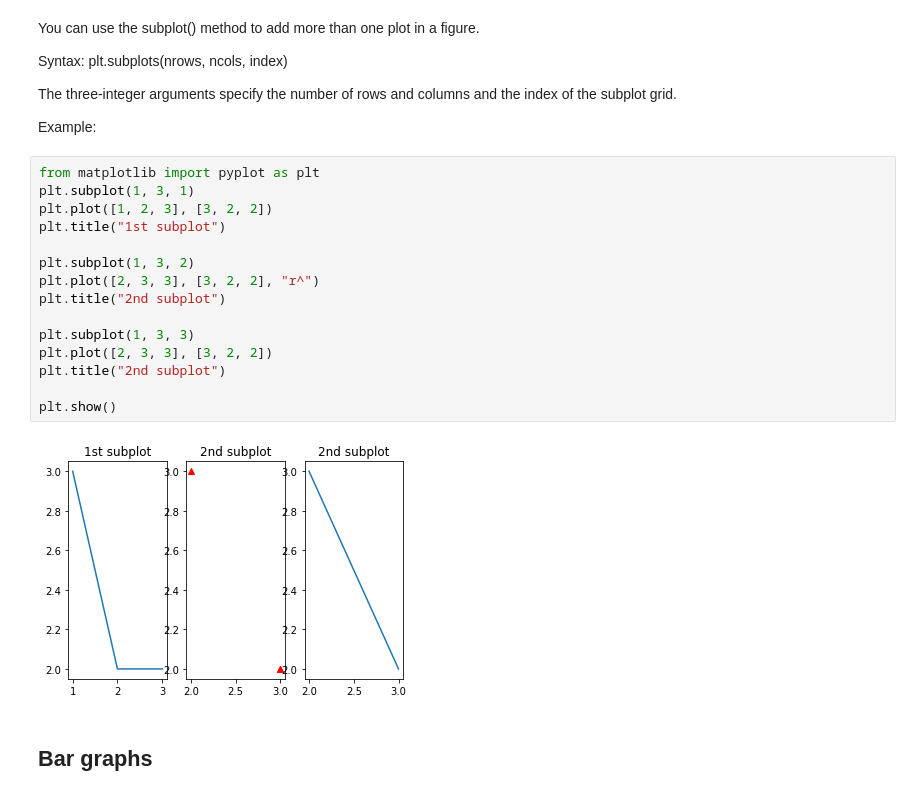
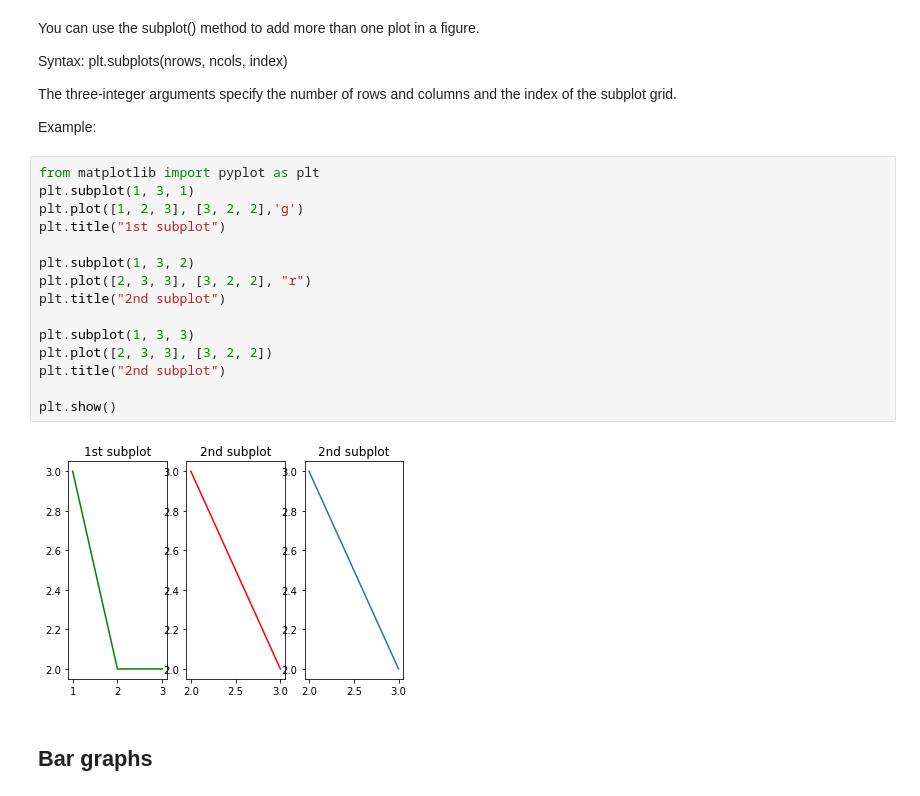
Before and after one commit to imadki/AlgorithmicUsingPython, a Jupyter notebook: day06/lectures/01-matplotlib_basic.ipynb, the cells around one changed output. Saved outputs shown, nothing was run; the diff lists cells and outputs as text.

```diff
--- a/day06/lectures/01-matplotlib_basic.ipynb
+++ b/day06/lectures/01-matplotlib_basic.ipynb
@@ -73,20 +73,20 @@ Example:
 # %%
 from matplotlib import pyplot as plt
 plt.subplot(1, 3, 1)
-plt.plot([1, 2, 3], [3, 2, 2])
+plt.plot([1, 2, 3], [3, 2, 2],'g')
 plt.title("1st subplot")
 
 plt.subplot(1, 3, 2)
-plt.plot([2, 3, 3], [3, 2, 2], "r^")
+plt.plot([2, 3, 3], [3, 2, 2], "r")
 plt.title("2nd subplot")
 
 plt.subplot(1, 3, 3)
 plt.plot([2, 3, 3], [3, 2, 2])
 plt.title("2nd subplot")
 
 plt.show()
 # %% [output]
-[figure, old version]
+[figure, new version]
 # %% [markdown]
 ## Bar graphs
 # %% [markdown]
```
Also changed, not shown: parts of 2 cells of this notebook, 1 other file.
